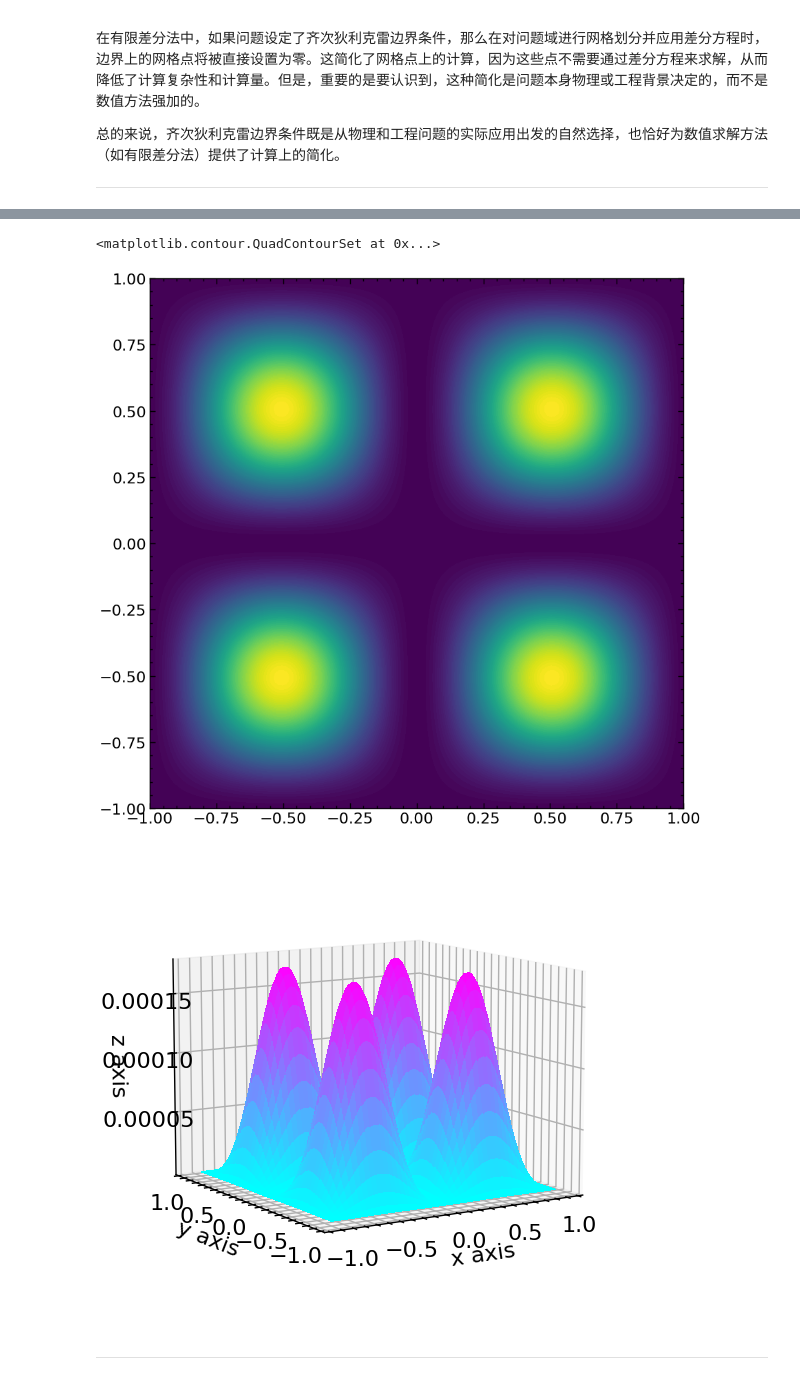
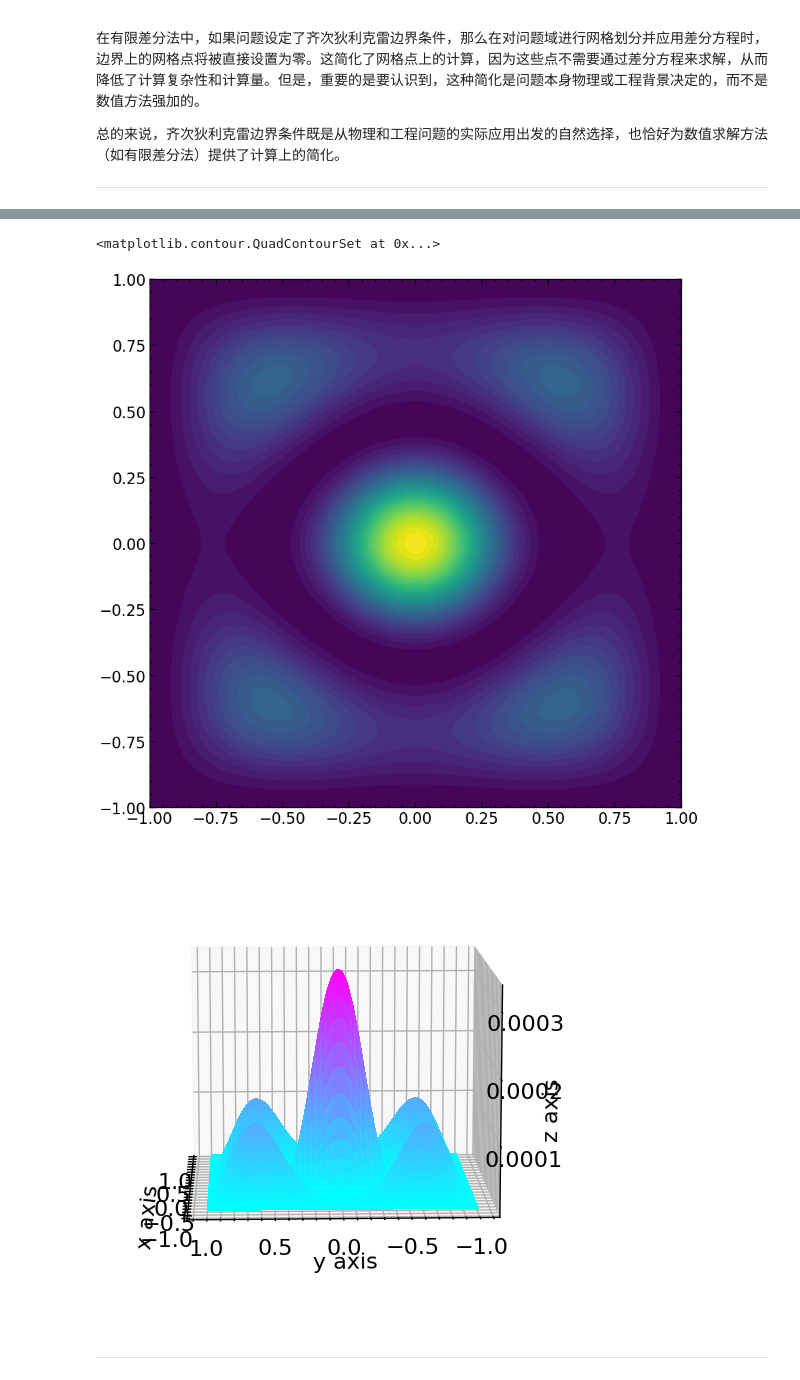
Before and after one commit to horizon14/Quantum, a Jupyter notebook: SchrodingerEquationFinalDraft.ipynb, the cells around one changed output, grey strips where cells are left out. Saved outputs shown, nothing was run; the diff lists cells and outputs as text; code cells hidden in the pictures.

```diff
--- a/SchrodingerEquationFinalDraft.ipynb
+++ b/SchrodingerEquationFinalDraft.ipynb
@@ -111,7 +152,7 @@ $$\left [-\frac{1}{2}(D\oplus D)+m(\Delta x)^2V\right]\psi=m(\Delta x)^2E\psi$$
 # %%
 #定义势能
 def get_potential(x,y):
-    return 0*x+0*y
+    return 0*x
 V=get_potential(X,Y)
 # %%
 #定义动能
@@ -128,47 +169,49 @@ H
+# %%
+#将scipy稀疏矩阵转换为torch稀疏张量,并将其转移到GPU上计算
+H=H.tocoo()
+H=torch.sparse_coo_tensor(indices=torch.tensor([H.row,H.col]),values=torch.tensor(H.data),size=H.shape).to(device)
 # %%
-eigenvalues,eigenvectors=eigsh(H,k=10,which='SM')   #求解矩阵的特征值和特征向量,返回前k个最小的特征值和对应的特征向量
+eigenvalues,eigenvectors=lobpcg(H,k=10,largest=False)   #求解矩阵的特征值和特征向量,返回前k个最小的特征值和对应的特征向量
 # %%
 def get_e(n):
-    return eigenvectors.T[n].reshape(N,N)   #返回第n个特征向量,reshape成N*N的矩阵
+    return eigenvectors.T[n].reshape(N,N).cpu()   #返回第n个特征向量,reshape成N*N的矩阵
 
 plt.figure(figsize=(10,10))
-plt.contourf(X,Y,get_e(3)**2,100)
+plt.contourf(X,Y,get_e(4)**2,40)
 # %% [output]
 <matplotlib.contour.QuadContourSet at 0x...>
-[figure, old version]
+[figure, new version]
 # %%
-my_cmap = plt.get_cmap('magma')
+my_cmap = plt.get_cmap('cool')
 
 def init():
-    # Your code to set up the initial state of the figure, e.g.:
-    # Plot the initial frame of the surface.
     surf = ax.plot_surface(X, Y, Z, cmap=my_cmap, linewidth=0, antialiased=False)
     ax.set_xlabel('x axis')
     ax.set_ylabel('y axis')
     ax.set_zlabel('z axis')
     return (surf,)  # Return a tuple containing the artists
 
 def animate(i):
     # Your code to update the state of the figure for new frame `i`
     # Rotate the view.
     ax.view_init(elev=10, azim=2*i)
     return fig
 
 # Set up the figure and axis
 fig = plt.figure()
 ax = fig.add_subplot(111, projection='3d')
 
 # Create initial plot
-Z=get_e(3)**2
+Z=get_e(4)**2
 init()  # Initialize the figure with your init function
 
 # Create the animation
-ani = animation.FuncAnimation(fig, animate, init_func=init, frames=120, interval=50)
+ani = animation.FuncAnimation(fig, animate, init_func=init, frames=90, interval=50)
 
 # Save the animation
 ani.save('rotate_azimuth_angle_3d_surf.gif', writer='pillow', fps=20)
 # %% [output]
-[figure, old version]
+[figure, new version]
 # %% [markdown]
 ***
 # %% [markdown]
```
Also changed, not shown: parts of 8 cells of this notebook, 4 other files.
